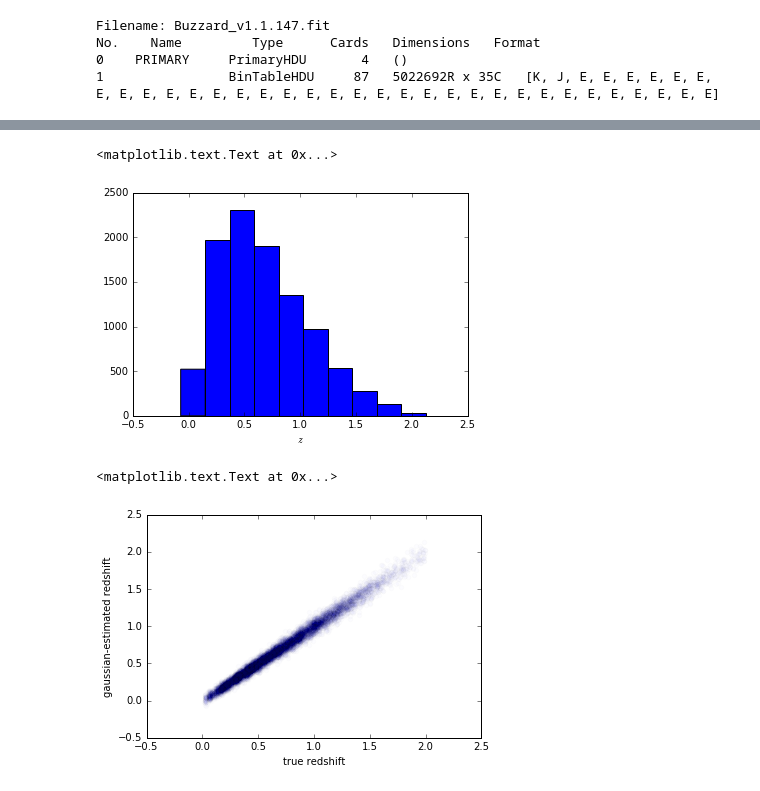
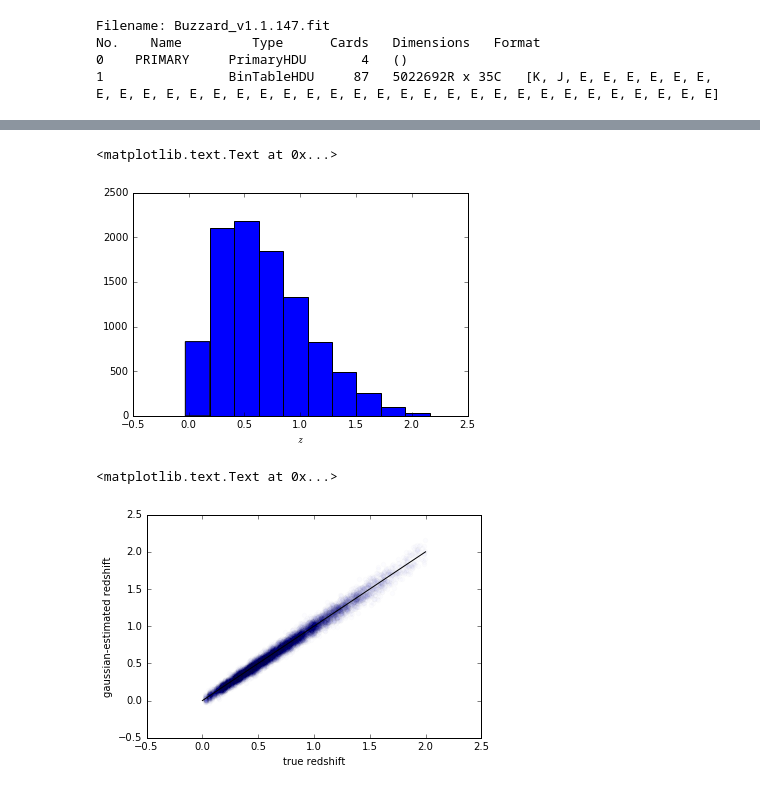
Before and after one commit to aimalz/pretzal, a Jupyter notebook: data-exploration.ipynb, the cells around one changed output, grey strips where cells are left out. Cells and saved outputs as stored; diff of their text form; code cells hidden in the pictures.

```diff
--- a/data-exploration.ipynb
+++ b/data-exploration.ipynb
@@ -36,3 +38,13 @@ TFORM47 = 'E       '           /
 TFORM48 = 'E       '           /
 # %%
 tru_data = tru_hdulist[1].data
+# %%
+#cut the data because it's too big
+n_tru = 10000
+nredshifts = n_tru
+tru_ind = np.random.choice(range(0,len(tru_data)),n_tru)
+# %%
+#warning, selection is slow! do this because kcorrect templates fail at high z
+lo_z_ind = np.where(tru_data['Z']<2.)
+#hi_z_ind = np.where(tru_data['Z']>2.)
+tru_ind = np.random.choice(lo_z_ind[0],n_tru)
@@ -101,20 +161,22 @@ obs_data = hdulist[1].data
 # %%
 # warning, KDE is slow!
 # X = np.random.choice(obs_data['PHOTOZ_GAUSSIAN'],10000)
 # kde_test = kde.KernelDensity(kernel='gaussian', bandwidth=1.).fit(X.reshape(-1,1))
 # X_plot = np.linspace(np.min(X), np.max(X), 1000)[:, np.newaxis]
 # res = kde_test.score_samples(X_plot)
 # indices = np.random.choice(range(0,len(obs_data)),10000)
+indices = tru_ind
 
 plt.hist(obs_data['PHOTOZ_GAUSSIAN'][indices])
 plt.xlabel(r'$z$')
 # %% [output]
 <matplotlib.text.Text at 0x...>
-[figure, old version]
+[figure, new version]
 # %%
 plt.scatter(tru_data['Z'][indices],obs_data['PHOTOZ_GAUSSIAN'][indices],alpha=0.01)
+plt.plot([0.,2.],[0.,2.],color='k')
 plt.xlabel('true redshift')
 plt.ylabel('gaussian-estimated redshift')
 # %% [output]
 <matplotlib.text.Text at 0x...>
-[figure, old version]
+[figure, new version]
```
Also changed, not shown: parts of 10 cells of this notebook.
